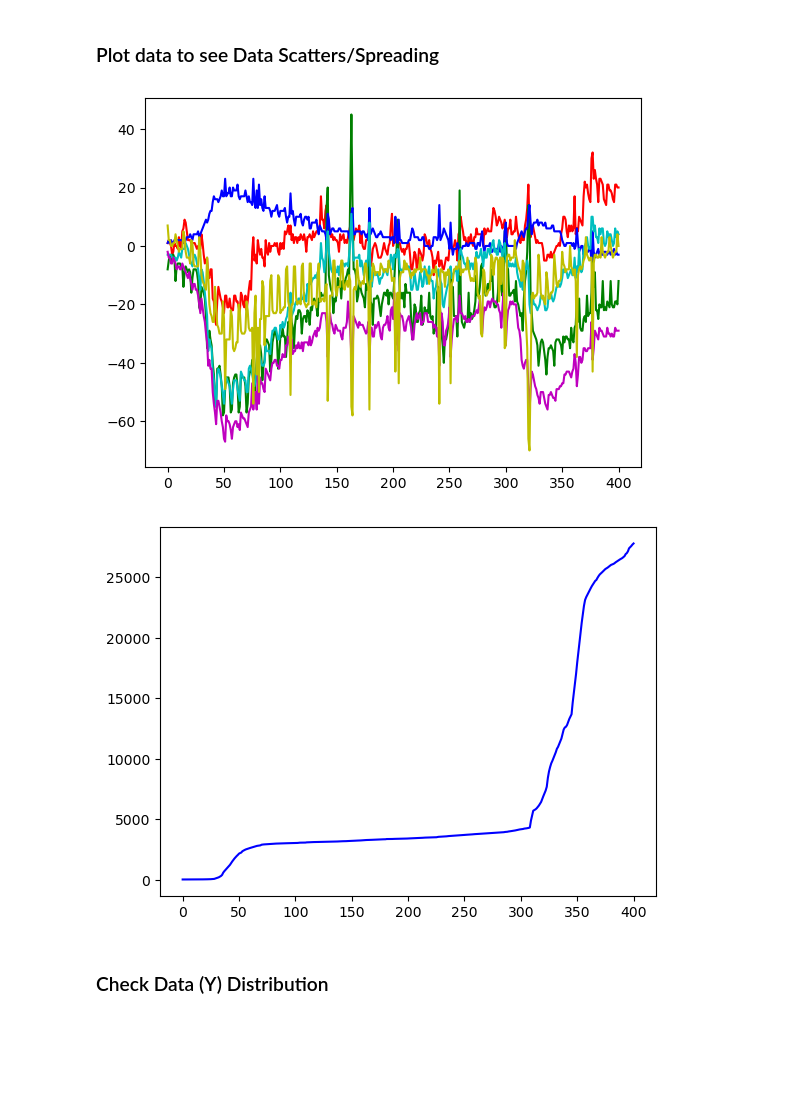
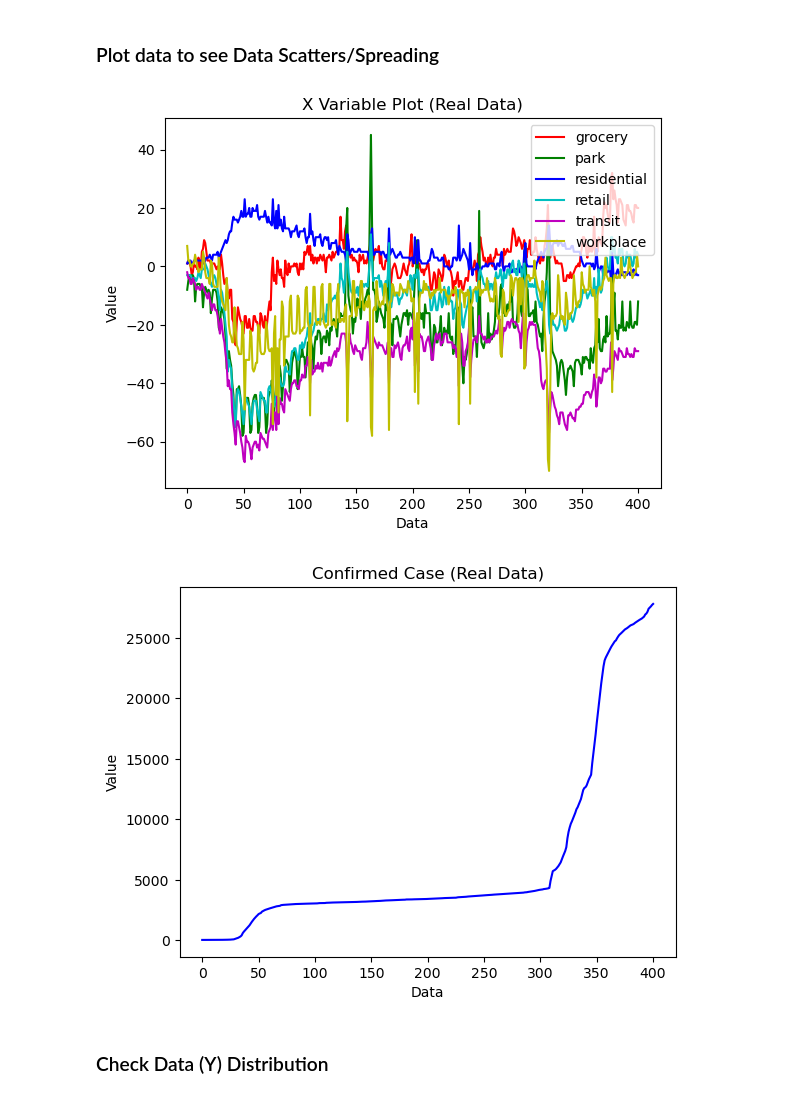
Before and after one commit to antoniuskevin15/ML-J, a Jupyter notebook: IF540L_ProjectUAS_Kelompok J.ipynb, the cells around one changed output. Drawn from its saved outputs; the diff is of its cells as text; code cells hidden in the pictures; blank space fills up the shorter version.

```diff
--- a/IF540L_ProjectUAS_Kelompok J.ipynb
+++ b/IF540L_ProjectUAS_Kelompok J.ipynb
@@ -386,18 +386,25 @@ from sklearn.model_selection import train_test_split
 # %%
 plt.plot(X[:,0], color="r", label="grocery")
 plt.plot(X[:,1], color="g", label="park")
 plt.plot(X[:,2], color="b", label="residential")
 plt.plot(X[:,3], color="c", label="retail")
 plt.plot(X[:,4], color="m", label="transit")
 plt.plot(X[:,5], color="y", label="workplace")
+plt.title('X Variable Plot (Real Data)')
+plt.ylabel('Value')
+plt.xlabel('Data')
+plt.legend(['grocery', 'park', 'residential', 'retail', 'transit', 'workplace'], loc='upper right')
 plt.show()
 # %% [output]
-[figure, old version]
+[figure, new version]
 # %%
 plt.plot(Y, color="b", label='Confirmed_case')
+plt.title('Confirmed Case (Real Data)')
+plt.ylabel('Value')
+plt.xlabel('Data')
 plt.show()
 # %% [output]
-[figure, old version]
+[figure, new version]
 # %% [markdown]
 ### Check Data (Y) Distribution
 # %% [markdown]
```
Also changed, not shown: parts of 18 cells of this notebook, 2 other files.
